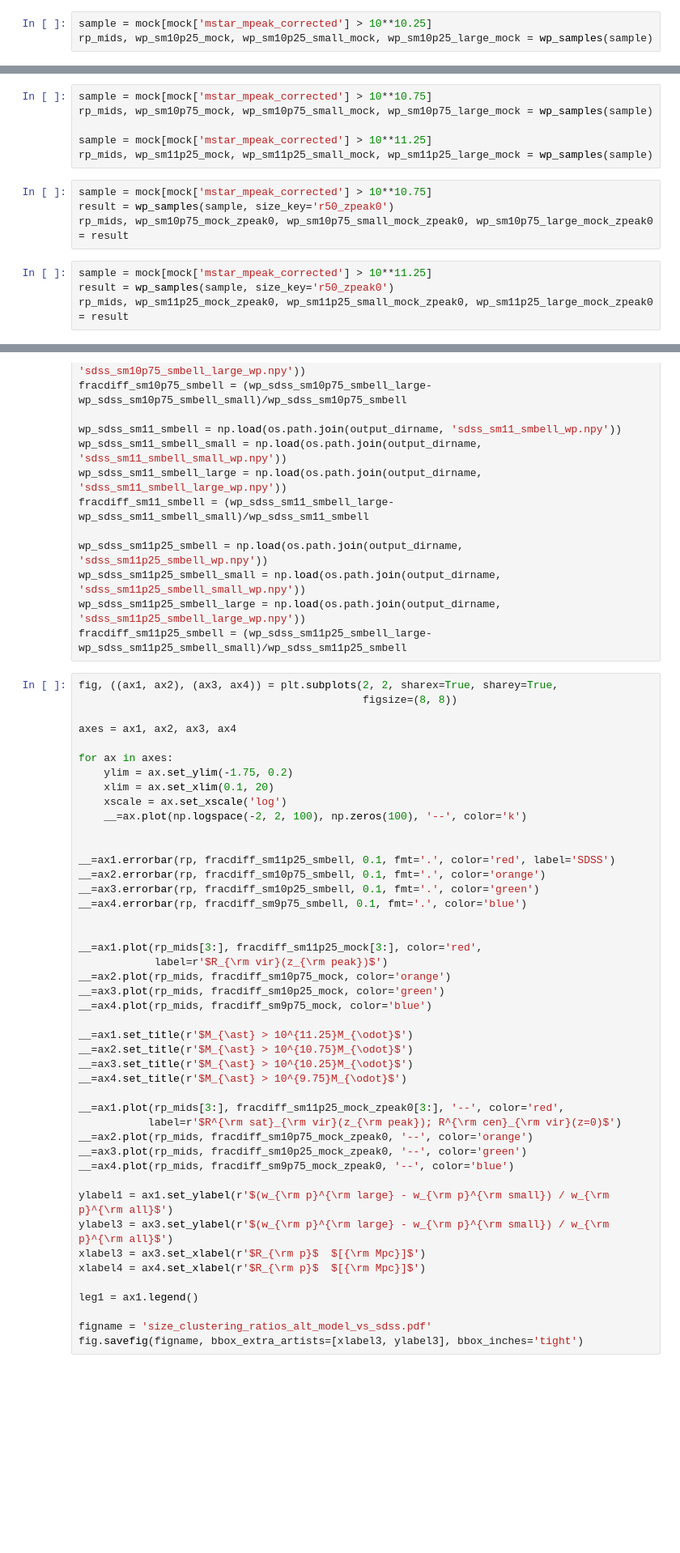
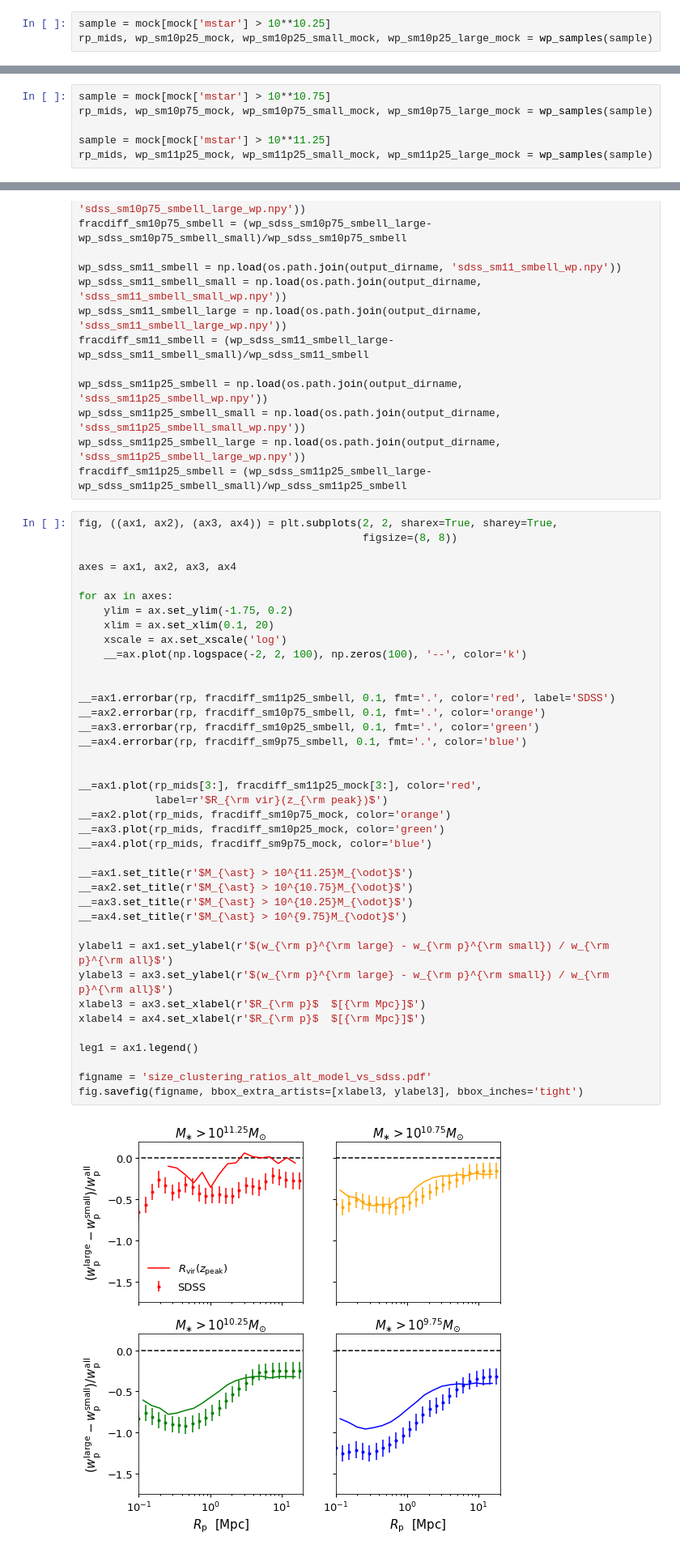
Before and after one commit to aphearin/galsize_models, a Jupyter notebook: notebooks/simple_composite_size_modeling.ipynb, the cells around one changed output, grey strips where cells are left out. Shown at 81% size. Cells and saved outputs as stored; diff of their text form; blank space fills up the shorter version.

```diff
--- a/notebooks/simple_composite_size_modeling.ipynb
+++ b/notebooks/simple_composite_size_modeling.ipynb
@@ -220,3 +136,3 @@ rp_mids, wp_sm9p75_mock_zpeak0, wp_sm9p75_small_mock_zpeak0, wp_sm9p75_large_moc
 # %%
-sample = mock[mock['mstar_mpeak_corrected'] > 10**10.25]
+sample = mock[mock['mstar'] > 10**10.25]
 rp_mids, wp_sm10p25_mock, wp_sm10p25_small_mock, wp_sm10p25_large_mock = wp_samples(sample)
@@ -227,17 +139,9 @@ rp_mids, wp_sm10p25_mock_zpeak0, wp_sm10p25_small_mock_zpeak0, wp_sm10p25_large_
 # %%
-sample = mock[mock['mstar_mpeak_corrected'] > 10**10.75]
+sample = mock[mock['mstar'] > 10**10.75]
 rp_mids, wp_sm10p75_mock, wp_sm10p75_small_mock, wp_sm10p75_large_mock = wp_samples(sample)
 
-sample = mock[mock['mstar_mpeak_corrected'] > 10**11.25]
+sample = mock[mock['mstar'] > 10**11.25]
 rp_mids, wp_sm11p25_mock, wp_sm11p25_small_mock, wp_sm11p25_large_mock = wp_samples(sample)
-# %%
-sample = mock[mock['mstar_mpeak_corrected'] > 10**10.75]
-result = wp_samples(sample, size_key='r50_zpeak0')
-rp_mids, wp_sm10p75_mock_zpeak0, wp_sm10p75_small_mock_zpeak0, wp_sm10p75_large_mock_zpeak0 = result
-# %%
-sample = mock[mock['mstar_mpeak_corrected'] > 10**11.25]
-result = wp_samples(sample, size_key='r50_zpeak0')
-rp_mids, wp_sm11p25_mock_zpeak0, wp_sm11p25_small_mock_zpeak0, wp_sm11p25_large_mock_zpeak0 = result
 # %%
 fracdiff_sm9p75_mock = (wp_sm9p75_large_mock-wp_sm9p75_small_mock)/wp_sm9p75_mock
 fracdiff_sm10p25_mock = (wp_sm10p25_large_mock-wp_sm10p25_small_mock)/wp_sm10p25_mock
@@ -301,36 +200,32 @@ for ax in axes:
     xscale = ax.set_xscale('log')
     __=ax.plot(np.logspace(-2, 2, 100), np.zeros(100), '--', color='k')
 
 
 __=ax1.errorbar(rp, fracdiff_sm11p25_smbell, 0.1, fmt='.', color='red', label='SDSS')
 __=ax2.errorbar(rp, fracdiff_sm10p75_smbell, 0.1, fmt='.', color='orange')
 __=ax3.errorbar(rp, fracdiff_sm10p25_smbell, 0.1, fmt='.', color='green')
 __=ax4.errorbar(rp, fracdiff_sm9p75_smbell, 0.1, fmt='.', color='blue')
 
 
 __=ax1.plot(rp_mids[3:], fracdiff_sm11p25_mock[3:], color='red',
             label=r'$R_{\rm vir}(z_{\rm peak})$')
 __=ax2.plot(rp_mids, fracdiff_sm10p75_mock, color='orange')
 __=ax3.plot(rp_mids, fracdiff_sm10p25_mock, color='green')
 __=ax4.plot(rp_mids, fracdiff_sm9p75_mock, color='blue')
 
 __=ax1.set_title(r'$M_{\ast} > 10^{11.25}M_{\odot}$')
 __=ax2.set_title(r'$M_{\ast} > 10^{10.75}M_{\odot}$')
 __=ax3.set_title(r'$M_{\ast} > 10^{10.25}M_{\odot}$')
 __=ax4.set_title(r'$M_{\ast} > 10^{9.75}M_{\odot}$')
 
-__=ax1.plot(rp_mids[3:], fracdiff_sm11p25_mock_zpeak0[3:], '--', color='red',
-           label=r'$R^{\rm sat}_{\rm vir}(z_{\rm peak}); R^{\rm cen}_{\rm vir}(z=0)$')
-__=ax2.plot(rp_mids, fracdiff_sm10p75_mock_zpeak0, '--', color='orange')
-__=ax3.plot(rp_mids, fracdiff_sm10p25_mock_zpeak0, '--', color='green')
-__=ax4.plot(rp_mids, fracdiff_sm9p75_mock_zpeak0, '--', color='blue')
-
 ylabel1 = ax1.set_ylabel(r'$(w_{\rm p}^{\rm large} - w_{\rm p}^{\rm small}) / w_{\rm p}^{\rm all}$')
 ylabel3 = ax3.set_ylabel(r'$(w_{\rm p}^{\rm large} - w_{\rm p}^{\rm small}) / w_{\rm p}^{\rm all}$')
 xlabel3 = ax3.set_xlabel(r'$R_{\rm p}$  $[{\rm Mpc}]$')
 xlabel4 = ax4.set_xlabel(r'$R_{\rm p}$  $[{\rm Mpc}]$')
 
 leg1 = ax1.legend()
 
 figname = 'size_clustering_ratios_alt_model_vs_sdss.pdf'
 fig.savefig(figname, bbox_extra_artists=[xlabel3, ylabel3], bbox_inches='tight')
+# %% [output]
+[figure, added]
```
Also changed, not shown: parts of 18 cells of this notebook, 2 other files.
